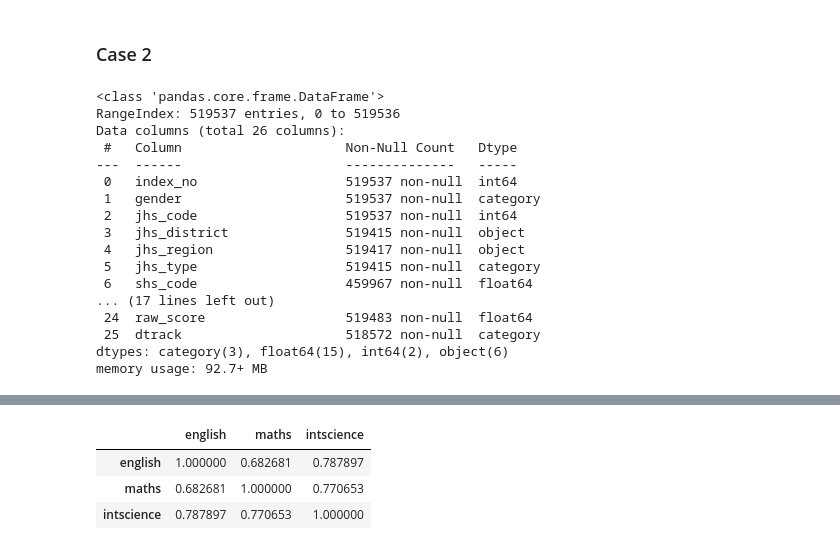
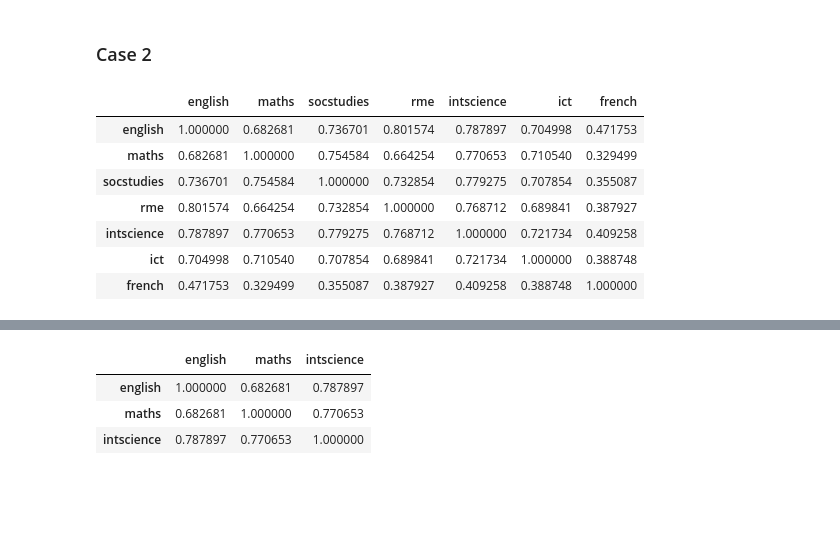
Before and after one commit to geshun/gh-bece-placement, a Jupyter notebook: bece-placement.ipynb, the cells around one changed output, grey strips where cells are left out. Drawn from its saved outputs; the diff is of its cells as text; code cells hidden in the pictures; blank space fills up the shorter version.

```diff
--- a/bece-placement.ipynb
+++ b/bece-placement.ipynb
@@ -22,25 +22,16 @@ dt = ure.read_encrypted(
 )
 # %%
 df = ucl.clean_bece(dt)
-# %%
-df.info()
-# %% [output]
-<class 'pandas.core.frame.DataFrame'>
-RangeIndex: 519537 entries, 0 to 519536
-Data columns (total 26 columns):
- #   Column                     Non-Null Count   Dtype
----  ------                     --------------   -----
- 0   index_no                   519537 non-null  int64
- 1   gender                     519537 non-null  category
- 2   jhs_code                   519537 non-null  int64
- 3   jhs_district               519415 non-null  object
- 4   jhs_region                 519417 non-null  object
- 5   jhs_type                   519415 non-null  category
- 6   shs_code                   459967 non-null  float64
-... (17 lines left out)
- 24  raw_score                  519483 non-null  float64
- 25  dtrack                     518572 non-null  category
-dtypes: category(3), float64(15), int64(2), object(6)
-memory usage: 92.7+ MB
 # %%
 df.isnull().sum()
+# %%
+df.iloc[:, 9:16].dropna().corr()
+# %% [output]
+|  | english | maths | socstudies | rme | intscience | ict | french |
+| english | 1.000000 | 0.682681 | 0.736701 | 0.801574 | 0.787897 | 0.704998 | 0.471753 |
+| maths | 0.682681 | 1.000000 | 0.754584 | 0.664254 | 0.770653 | 0.710540 | 0.329499 |
+| socstudies | 0.736701 | 0.754584 | 1.000000 | 0.732854 | 0.779275 | 0.707854 | 0.355087 |
+| rme | 0.801574 | 0.664254 | 0.732854 | 1.000000 | 0.768712 | 0.689841 | 0.387927 |
+| intscience | 0.787897 | 0.770653 | 0.779275 | 0.768712 | 1.000000 | 0.721734 | 0.409258 |
+| ict | 0.704998 | 0.710540 | 0.707854 | 0.689841 | 0.721734 | 1.000000 | 0.388748 |
+| french | 0.471753 | 0.329499 | 0.355087 | 0.387927 | 0.409258 | 0.388748 | 1.000000 |
```
Also changed, not shown: parts of 6 cells of this notebook.
